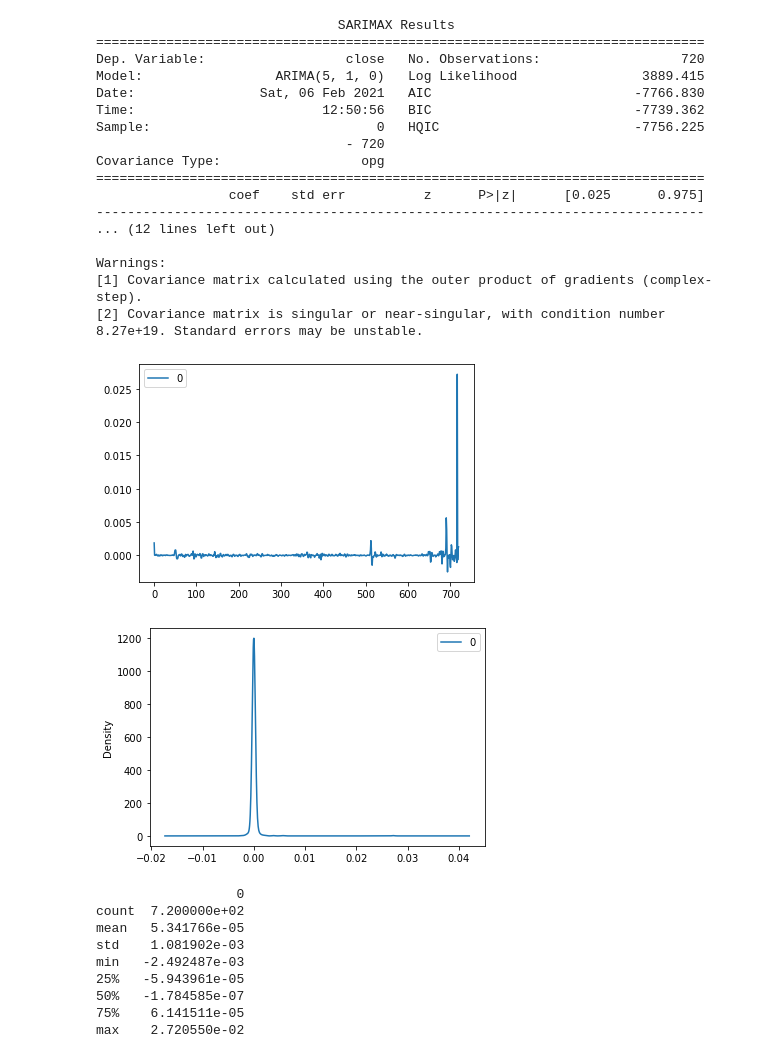
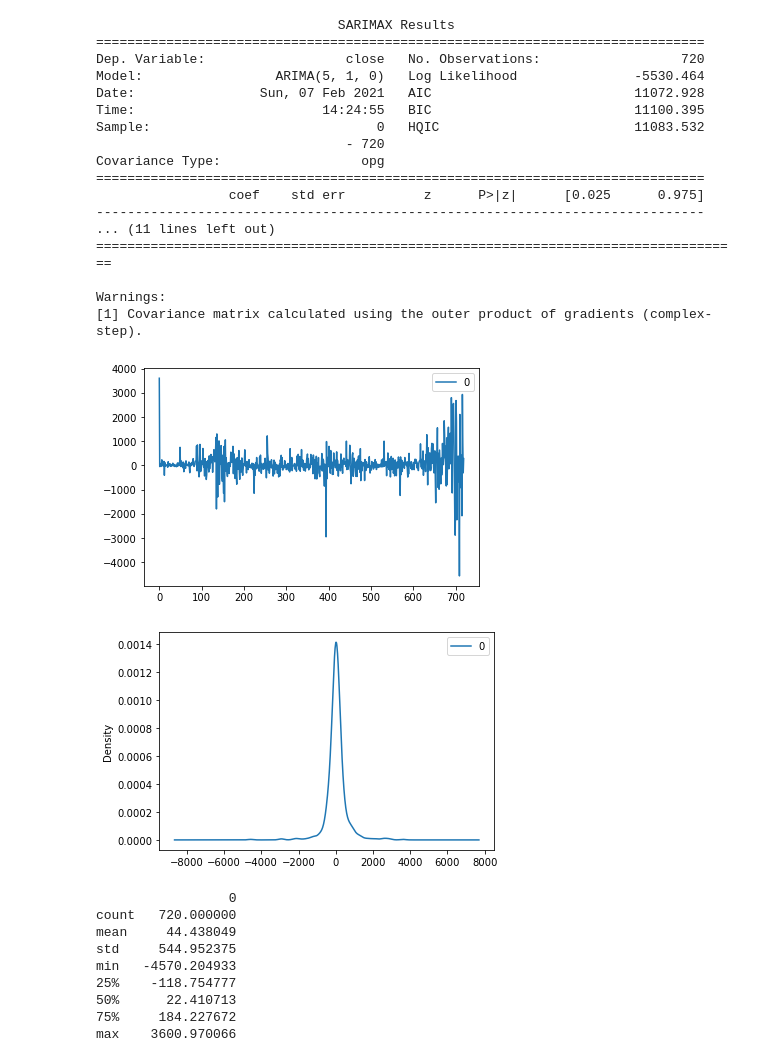
Before and after one commit to kanggg007/Cyptocurrency_project, a Jupyter notebook: Arima bitcoin.ipynb, the cells around one changed output. Cells and saved outputs as stored; diff of their text form; code cells hidden in the pictures.

```diff
--- a/Arima bitcoin.ipynb
+++ b/Arima bitcoin.ipynb
@@ -49,0 +38,28 @@ coin_df.head()
+# %%
+# from config import db_password
+from config2 import db_password, user_name, aws_password
+#local
+db_string = f"postgres://postgres:{db_password}@localhost/cryptocurrency_db"
+#cloud
+url='cryptodb.crgu064gyupd.us-east-2.rds.amazonaws.com'
+aws_string=f"postgresql://{user_name}:{aws_password}@{url}:5432/postgres"
+engine = create_engine(aws_string)
+
+#Create and engine and get the metadata
+Base = declarative_base()
+metadata = MetaData(bind=engine)
+
+#reflect table
+coin_ref = Table(table_name, metadata, autoload=True, autoload_with=engine)
+
+#Create a session to use the tables
+session = create_session(bind=engine)
+
+#Query database
+coin_list = session.query(coin_ref).all()
+coin_df=pd.DataFrame(coin_list)
+coin_df=coin_df[['time', 'close']].copy()
+
+#Droping dates with no closing price inforamtion
+coin_df_clean=coin_df.dropna()
+coin_df_clean.head()
@@ -91,51 +102,51 @@ from matplotlib import pyplot
 #def parser(x):
 	#return datetime.strptime('190'+x, '%Y-%m')
 #series = yf.download('BTC-USD',start='2020-01-21', interval='1h',  end='2021-01-21',progress=False)[['Close']]
-series=coin_df.close
+series=coin_df_clean.close
 #series.index = series.index.to_period('M')
 # fit model
 model = ARIMA(series, order=(5,1,0))
 model_fit = model.fit()
 # summary of fit model
 print(model_fit.summary())
 # line plot of residuals
 residuals = DataFrame(model_fit.resid)
 residuals.plot()
 pyplot.show()
 # density plot of residuals
 residuals.plot(kind='kde')
 pyplot.show()
 # summary stats of residuals
 print(residuals.describe())
 # %% [output]
                                SARIMAX Results
 ==============================================================================
 Dep. Variable:                  close   No. Observations:                  720
-Model:                 ARIMA(5, 1, 0)   Log Likelihood                3889.415
-Date:                Sat, 06 Feb 2021   AIC                          -7766.830
-Time:                        12:50:56   BIC                          -7739.362
-Sample:                             0   HQIC                         -7756.225
+Model:                 ARIMA(5, 1, 0)   Log Likelihood               -5530.464
+Date:                Sun, 07 Feb 2021   AIC                          11072.928
+Time:                        14:24:55   BIC                          11100.395
+Sample:                             0   HQIC                         11083.532
                                 - 720
 Covariance Type:                  opg
 ==============================================================================
                  coef    std err          z      P>|z|      [0.025      0.975]
 ------------------------------------------------------------------------------
-... (12 lines left out)
+... (11 lines left out)
+===================================================================================
 
 Warnings:
 [1] Covariance matrix calculated using the outer product of gradients (complex-step).
-[2] Covariance matrix is singular or near-singular, with condition number 8.27e+19. Standard errors may be unstable.
-[figure, old version]
+[figure, new version]
-[figure, old version]
+[figure, new version]
-                  0
-count  7.200000e+02
-mean   5.341766e-05
-std    1.081902e-03
-min   -2.492487e-03
-25%   -5.943961e-05
-50%   -1.784585e-07
-75%    6.141511e-05
-max    2.720550e-02
+                 0
+count   720.000000
+mean     44.438049
+std     544.952375
+min   -4570.204933
+25%    -118.754777
+50%      22.410713
+75%     184.227672
+max    3600.970066
 # %%
 # Rolling Forecast ARIMA Model
 # evaluate an ARIMA model using a walk-forward validation
```
Also changed, not shown: parts of 11 cells of this notebook, 3 other files.
